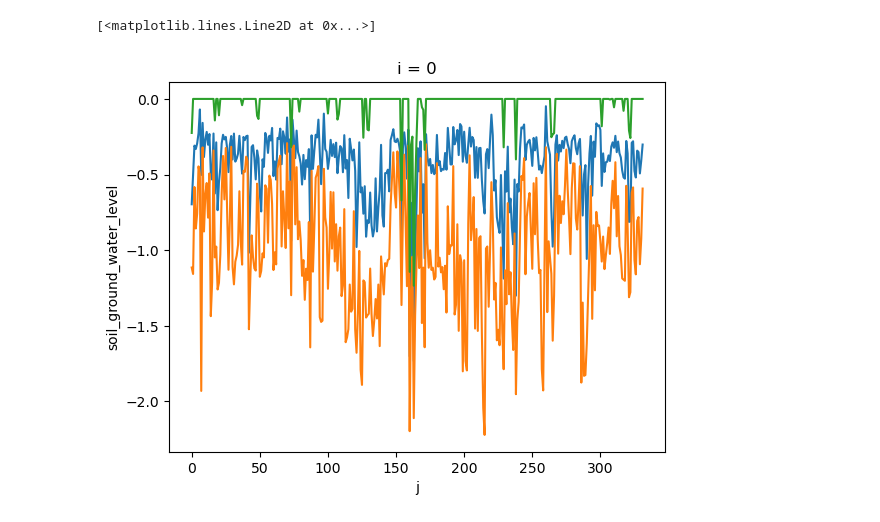
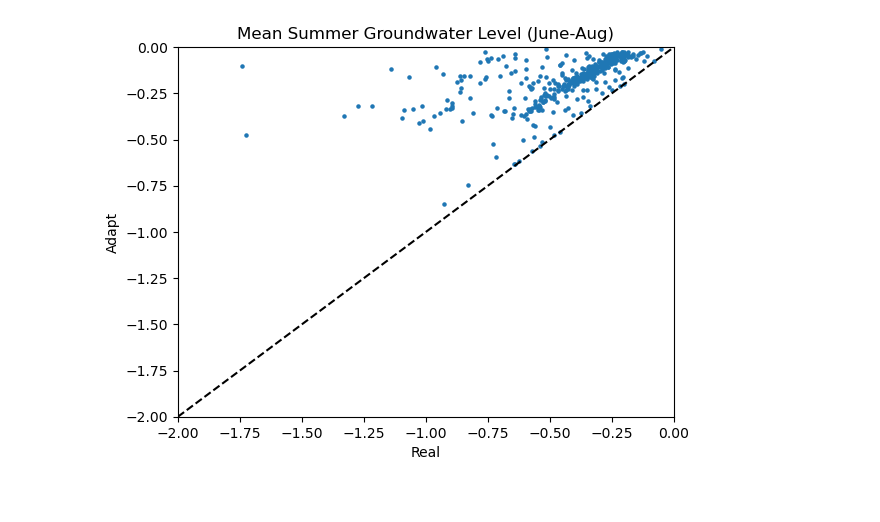
Before and after one commit to LukeEcomod/SpaFHy_Peat_HIKET, a Jupyter notebook: run_example_ad.ipynb, the cells around one changed output. Drawn from its saved outputs; the diff is of its cells as text; code cells hidden in the pictures.

```diff
--- a/run_example_ad.ipynb
+++ b/run_example_ad.ipynb
@@ -65,7 +35,0 @@ max_gw = summer.max(dim='date')[0, :]
-# %%
-mean_gw.plot()
-min_gw.plot()
-max_gw.plot()
-# %% [output]
-[<matplotlib.lines.Line2D at 0x...>]
-[figure, removed]
@@ -71,0 +40,37 @@ max_gw.plot()
+# %%
+summer = results['soil_ground_water_level'].sel(
+    date=results['soil_ground_water_level'].date.dt.month.isin([6, 7, 8])
+)
+summer_mean = summer.mean(dim='date')
+real_mean = summer_mean.sel(j=0)
+adapt_mean = summer_mean.sel(j=1)
+
+summer_site_mean = summer.mean(dim='i')
+summer_site_low = summer.quantile(0.25, dim='i')
+summer_site_high = summer.quantile(0.75, dim='i')
+
+summer_climatology = summer_site_mean.groupby('date.dayofyear').mean(dim='date')
+summer_climatology_low = summer_site_low.groupby('date.dayofyear').mean(dim='date')
+summer_climatology_high = summer_site_high.groupby('date.dayofyear').mean(dim='date')
+
+real_clim = summer_climatology.sel(j=0)
+real_clim_low = summer_climatology_low.sel(j=0)
+real_clim_high = summer_climatology_high.sel(j=0)
+
+adapt_clim = summer_climatology.sel(j=1)
+adapt_clim_low = summer_climatology_low.sel(j=1)
+adapt_clim_high = summer_climatology_high.sel(j=1)
+# %%
+import matplotlib.pyplot as plt
+
+plt.figure()
+plt.scatter(real_mean, adapt_mean, s=5)
+plt.axline((0, 0), slope=1, linestyle='--', color='black')  # 1:1 line
+plt.xlabel("Real")
+plt.ylabel("Adapt")
+plt.title("Mean Summer Groundwater Level (June-Aug)")
+plt.ylim([-2.,0.])
+plt.xlim([-2.,0.])
+plt.show()
+# %% [output]
+[figure, added]
```
Also changed, not shown: parts of 5 cells of this notebook, 1 other file.
